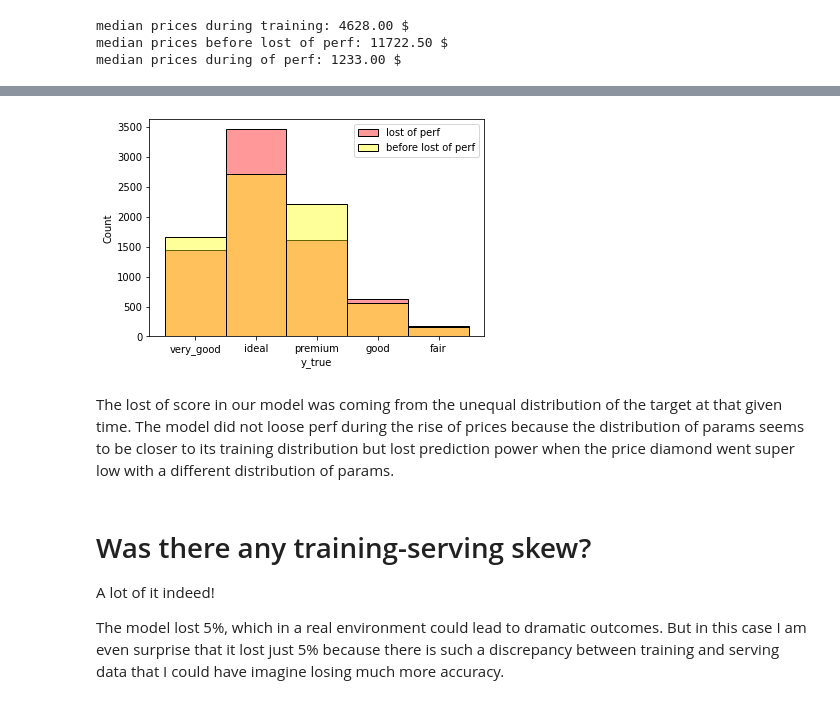
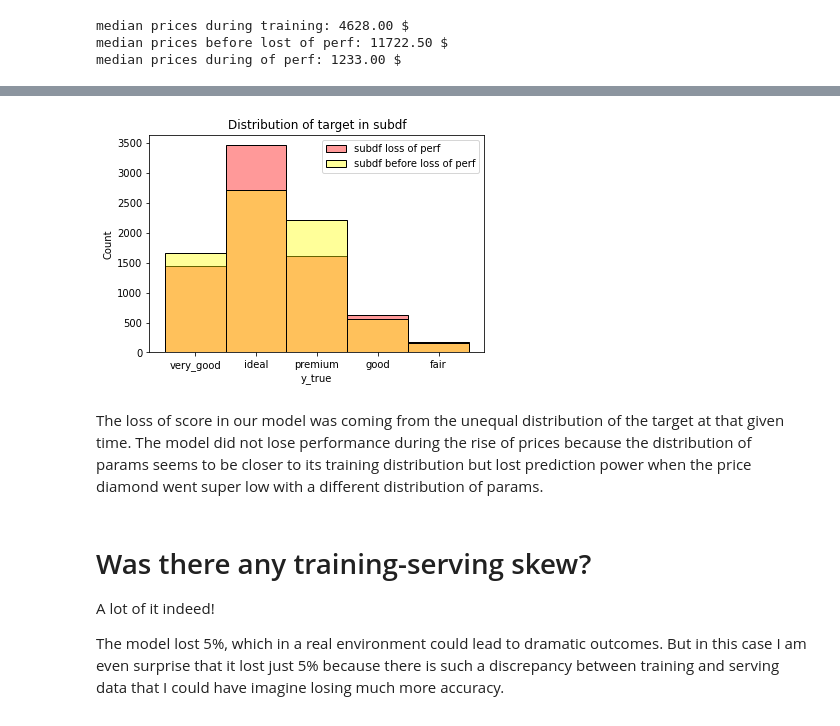
Before and after one commit to ieXLnc/Diamonds_data, a Jupyter notebook: Diamonds Analyse data.ipynb, the cells around one changed output, grey strips where cells are left out. Saved outputs shown, nothing was run; the diff lists cells and outputs as text; code cells hidden in the pictures.

```diff
--- a/Diamonds Analyse data.ipynb
+++ b/Diamonds Analyse data.ipynb
@@ -242,15 +250,17 @@ median length during of perf: 5.03 $
 # %%
 # distribution of target in the sub datasets
 
-sns.histplot(subset_df_1.y_true, color='red', alpha=0.4, label='lost of perf')
-sns.histplot(subset_df.y_true, color='yellow', alpha=0.4, label='before lost of perf')
+sns.histplot(subset_df_1.y_true, color='red', alpha=0.4, label='subdf loss of perf')
+sns.histplot(subset_df.y_true, color='yellow', alpha=0.4, label='subdf before loss of perf')
 plt.legend()
+plt.title('Distribution of target in subdf')
+plt.savefig('Plots/distribution_target.png')
 plt.show();
 # %% [output]
-[figure, old version]
+[figure, new version]
 # %% [markdown]
-The lost of score in our model was coming from the unequal distribution of the target at that given time.
-The model did not loose perf during the rise of prices because the distribution of params seems to be closer to its training distribution but lost prediction power when the price diamond went super low with a different distribution of params.
+The loss of score in our model was coming from the unequal distribution of the target at that given time.
+The model did not lose performance during the rise of prices because the distribution of params seems to be closer to its training distribution but lost prediction power when the price diamond went super low with a different distribution of params.
 # %% [markdown]
 # Was there any training-serving skew?
 
```
Also changed, not shown: parts of 10 cells of this notebook.
